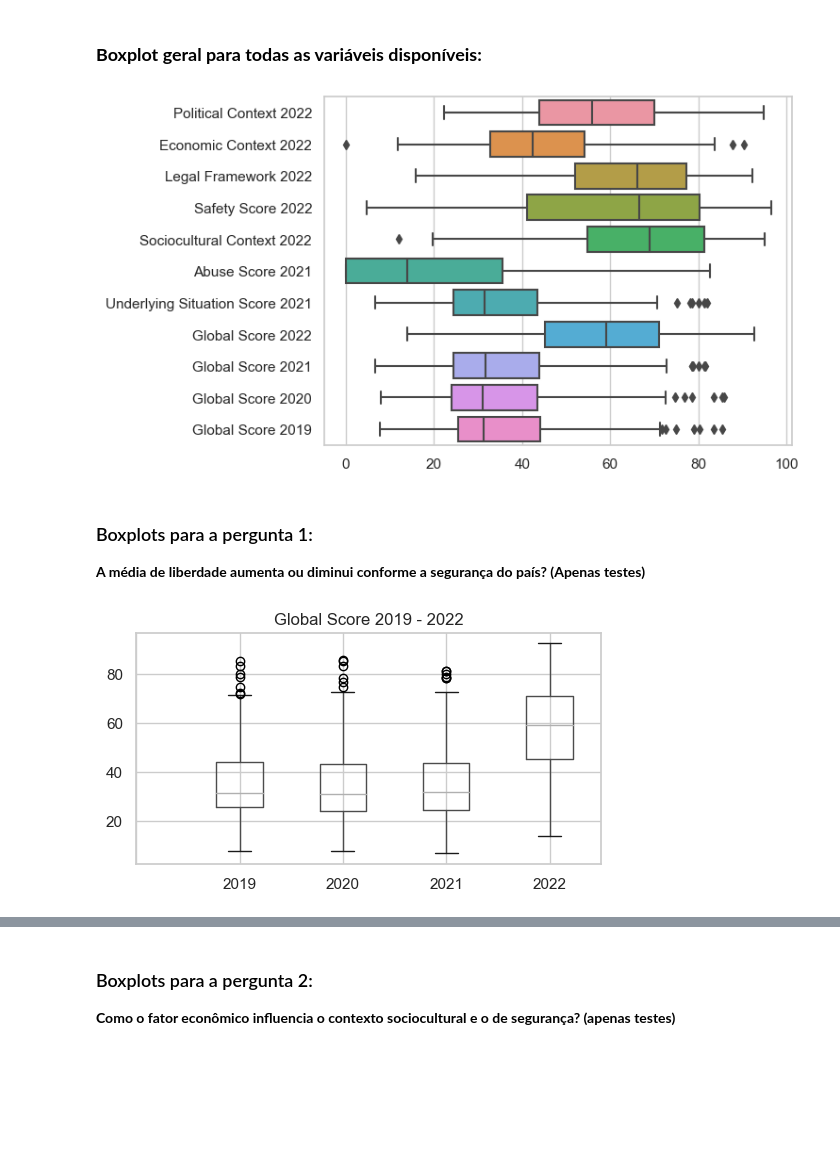
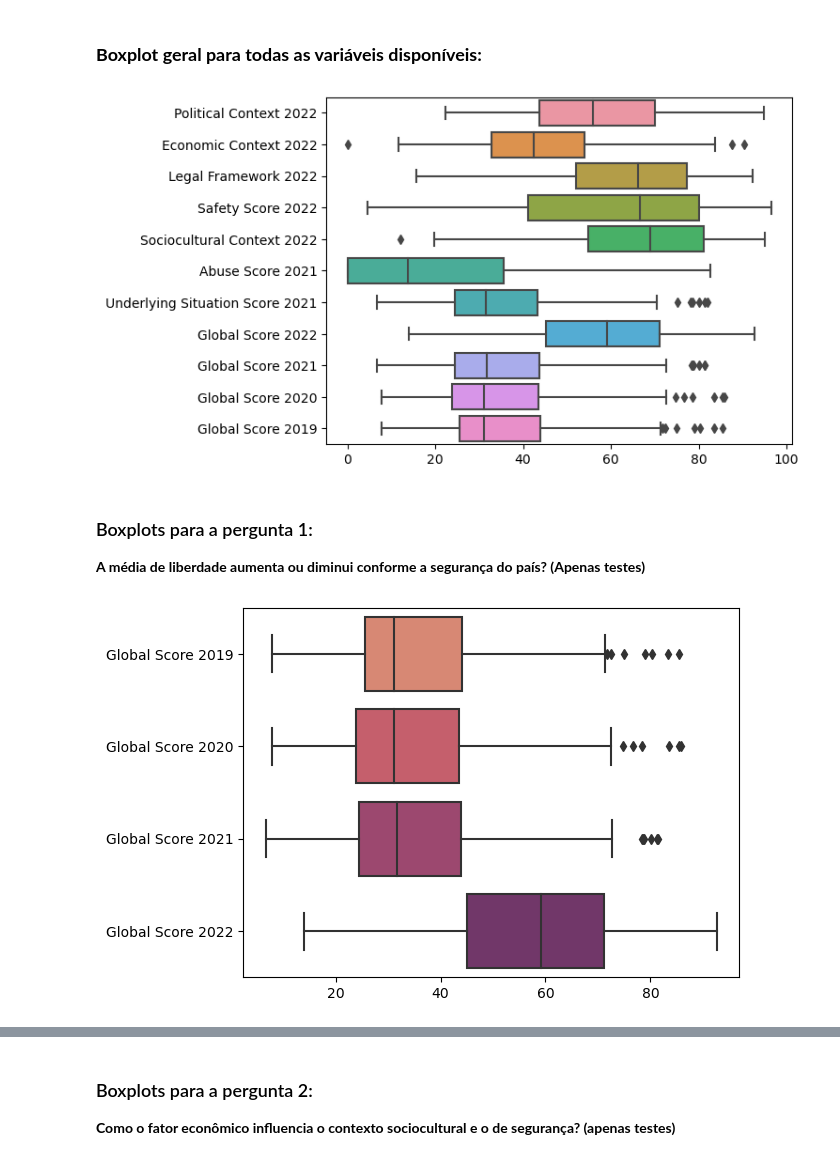
Before and after one commit to marianamartiyns/Global-Press-Freedom-Analysis, a Jupyter notebook: #2 - Exploração Inicial.ipynb, the cells around one changed output, grey strips where cells are left out. Cells and saved outputs as stored; diff of their text form; code cells hidden in the pictures; blank space fills up the shorter version.

```diff
--- a/#2 - Exploração Inicial.ipynb
+++ b/#2 - Exploração Inicial.ipynb
@@ -19,10 +22,24 @@
 import pandas as pd
 import numpy as np
 import seaborn as sns
+import matplotlib.pyplot as plt
 
-df = pd.read_csv('World_Press_Freedom_Score.csv')
+df = pd.read_csv('World Press Freedom Score.csv')
 
-df = df.drop(columns = ['Ranking'])
+df = df.set_index('Ranking')
+
+# Inversão de coluna 'Global score 2022'
+
+a = df.sort_values('Global Score 2022')
+
+a = a['Global Score 2022'].reset_index()
+
+a = a.drop(columns = 'Ranking')
+
+a.index +=1
+
+
+df['Global Score 2022'] = a
 
 df
 # %% [output]
@@ -88,19 +106,19 @@ dfvd.T
 # %% [markdown]
 ### **Boxplot geral para todas as variáveis disponíveis:**
 # %%
+
 sns.boxplot(data=df, orient="h");
 # %% [output]
-[figure, old version]
+[figure, new version]
 # %% [markdown]
 ### Boxplots para a pergunta 1:
 **A média de liberdade aumenta ou diminui conforme a segurança do país? (Apenas testes)**
 # %%
-df.boxplot(column = ["Global Score 2019", "Global Score 2020", "Global Score 2021", "Global Score 2022"], figsize=(6,3))
-xvalues = ["", "2019", "2020", "2021", "2022"]
-plt.xticks(np.arange(5), xvalues)
-plt.title("Global Score 2019 - 2022");
+a = df[["Global Score 2019", "Global Score 2020", "Global Score 2021", "Global Score 2022"]]
+
+sns.boxplot(data= a, orient = 'h', palette = 'flare');
 # %% [output]
-[figure, old version]
+[figure, new version]
 # %%
 df.boxplot(column = ["Safety Score 2022"]);
 # %% [output]
```
Also changed, not shown: parts of 7 cells of this notebook.
